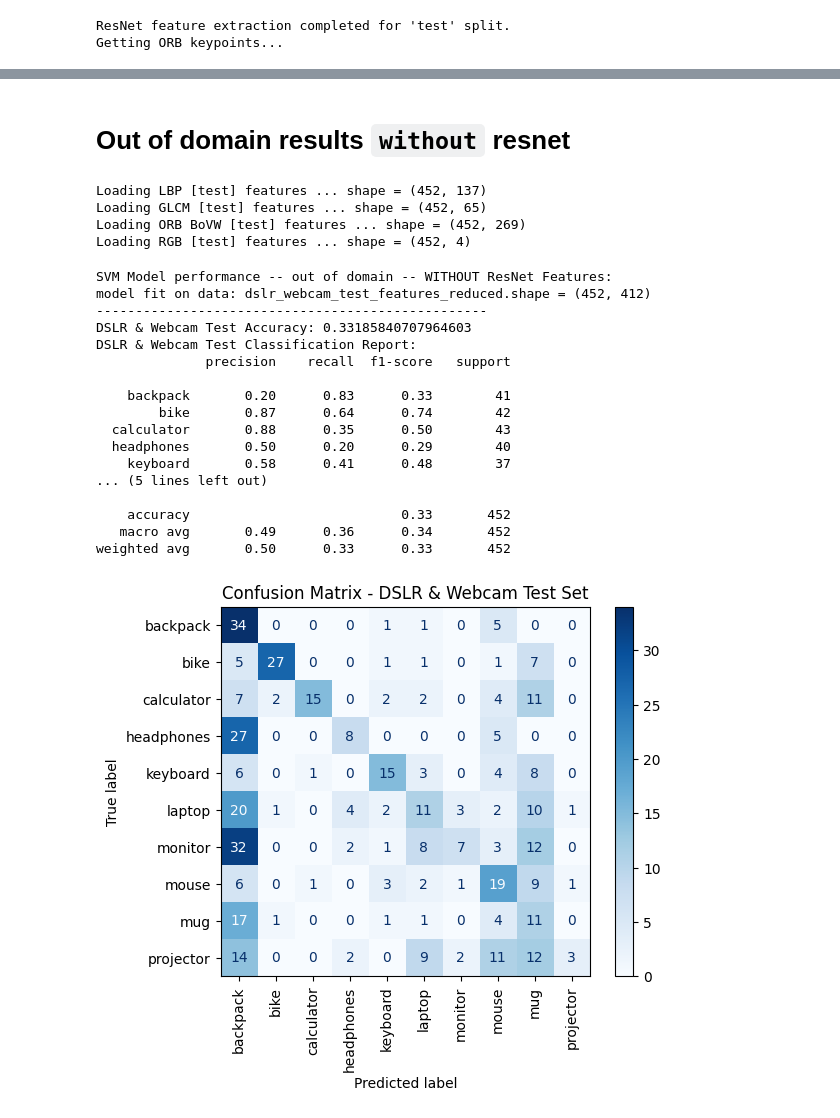
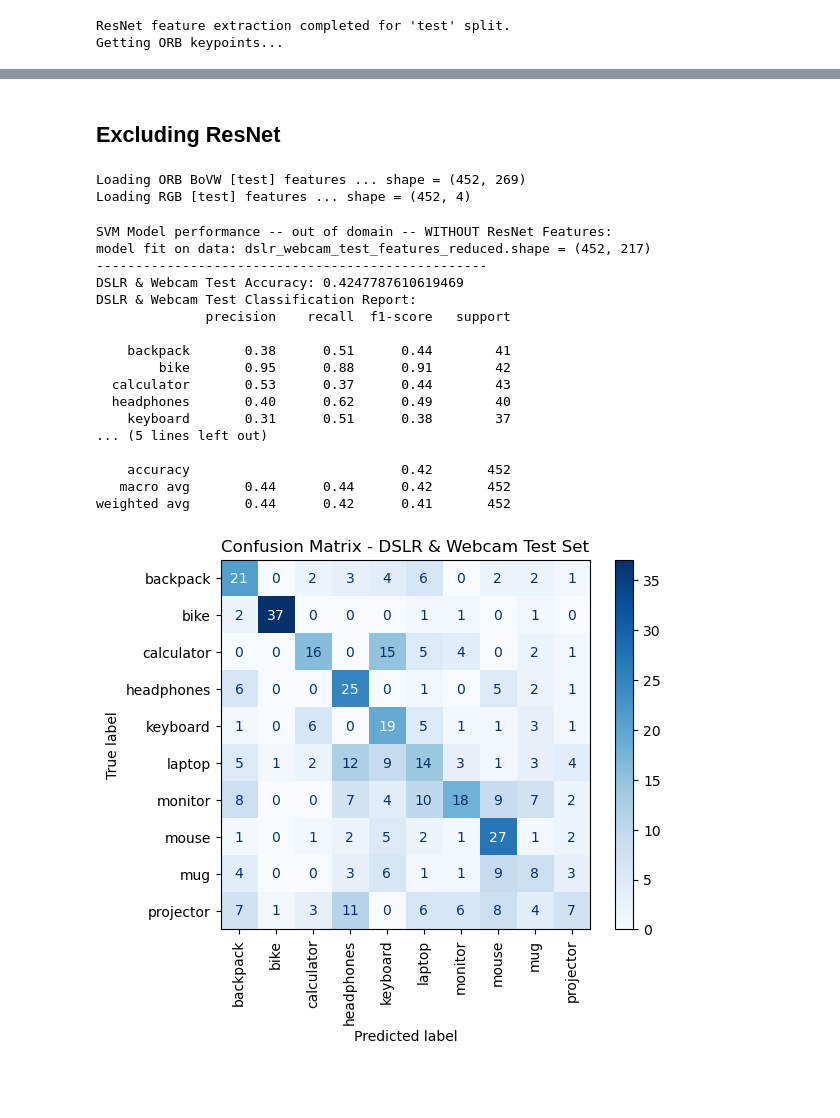
Before and after one commit to kennyalexlin/W281-Domain-Adaptation-Final-Project, a Jupyter notebook: full_extract_pipeline.ipynb, the cells around one changed output, grey strips where cells are left out. Drawn from its saved outputs; the diff is of its cells as text; code cells hidden in the pictures; blank space fills up the shorter version.

Commit message:
Added some additional labeling. Also removed LBP and GLCM from the Out-of-domain excluding resnet section after testing

```diff
--- a/full_extract_pipeline.ipynb
+++ b/full_extract_pipeline.ipynb
@@ -789,14 +835,11 @@ weighted avg       0.93      0.92      0.92       452
-# %% [markdown]
-# Out of domain results `without` resnet
+# %% [markdown]
+## Excluding ResNet
 # %%
 dslr_webcam_file_paths_noDL = {
-    "LBP": {"test": r"features/dslr_webcam_test_lbp_features.csv"},
-    "GLCM": {"test": r"features/dslr_webcam_test_glcm_features.csv"},
-    # "Gabor": {"test": r"features/dslr_webcam_test_gabor_features.csv"},
-    # "ResNet": {"test": r"features/dslr_webcam_test_resnet_features.csv"},
+    # "LBP": {"test": r"features/dslr_webcam_test_lbp_features.csv"},
+    # "GLCM": {"test": r"features/dslr_webcam_test_glcm_features.csv"},
     "ORB BoVW": {"test": r"features/dslr_webcam_test_orb_bovw_features.csv"},
-    "RGB": {"test": r"features/dslr_webcam_test_rgb_features.csv",
-    }
+    "RGB": {"test": r"features/dslr_webcam_test_rgb_features.csv"}
 }
 
 # Load and clean DSLR test features
@@ -805,9 +848,10 @@ dslr_webcam_test_features = clean_features(dslr_webcam_test_features)
 
 # Step 3: Normalize the training features
 dslr_webcam_test_features_normalized = scaler_noDL.transform(dslr_webcam_test_features)
+
+# Step 3b: Apply PCA fit on the training features
+dslr_webcam_test_features_reduced = pca_noDL.transform(dslr_webcam_test_features_normalized)
 # %% [output]
-Loading LBP [test] features ... shape = (452, 137)
-Loading GLCM [test] features ... shape = (452, 65)
 Loading ORB BoVW [test] features ... shape = (452, 269)
 Loading RGB [test] features ... shape = (452, 4)
 # %%
@@ -818,42 +862,42 @@ from sklearn.metrics import confusion_matrix, ConfusionMatrixDisplay
 #  Evaluate the model on DSLR test features
 # Step 6: Train an SVM model
 print("\nSVM Model performance -- out of domain -- WITHOUT ResNet Features:")
 print(f"model fit on data: {dslr_webcam_test_features_reduced.shape = }")
 print('-'*50)
 
 # Evaluate the model on DSLR test features
-dslr_webcam_test_predictions = svm_model_noDL.predict(dslr_webcam_test_features_normalized)
+dslr_webcam_test_predictions = svm_model_noDL.predict(dslr_webcam_test_features_reduced)
 dslr_webcam_test_accuracy = accuracy_score(dslr_webcam_test_labels, dslr_webcam_test_predictions)
 
 # Print classification report and accuracy
 print(f"DSLR & Webcam Test Accuracy: {dslr_webcam_test_accuracy}")
 print("DSLR & Webcam Test Classification Report:")
 print(classification_report(dslr_webcam_test_labels, dslr_webcam_test_predictions))
 
 # Compute confusion matrix
 conf_matrix = confusion_matrix(dslr_webcam_test_labels, dslr_webcam_test_predictions)
 
 # Display confusion matrix as a heatmap
 disp = ConfusionMatrixDisplay(confusion_matrix=conf_matrix, display_labels=np.unique(dslr_webcam_test_labels))
 disp.plot(cmap=plt.cm.Blues, xticks_rotation='vertical')
 plt.title("Confusion Matrix - DSLR & Webcam Test Set")
 plt.show()
 # %% [output]
 SVM Model performance -- out of domain -- WITHOUT ResNet Features:
-model fit on data: dslr_webcam_test_features_reduced.shape = (452, 412)
+model fit on data: dslr_webcam_test_features_reduced.shape = (452, 217)
 --------------------------------------------------
-DSLR & Webcam Test Accuracy: 0.33185840707964603
+DSLR & Webcam Test Accuracy: 0.4247787610619469
 DSLR & Webcam Test Classification Report:
               precision    recall  f1-score   support
 
-    backpack       0.20      0.83      0.33        41
-        bike       0.87      0.64      0.74        42
-  calculator       0.88      0.35      0.50        43
-  headphones       0.50      0.20      0.29        40
-    keyboard       0.58      0.41      0.48        37
+    backpack       0.38      0.51      0.44        41
+        bike       0.95      0.88      0.91        42
+  calculator       0.53      0.37      0.44        43
+  headphones       0.40      0.62      0.49        40
+    keyboard       0.31      0.51      0.38        37
 ... (5 lines left out)
 
-    accuracy                           0.33       452
-   macro avg       0.49      0.36      0.34       452
-weighted avg       0.50      0.33      0.33       452
+    accuracy                           0.42       452
+   macro avg       0.44      0.44      0.42       452
+weighted avg       0.44      0.42      0.41       452
-[figure, old version]
+[figure, new version]
```
Also changed, not shown: parts of 15 cells of this notebook.
